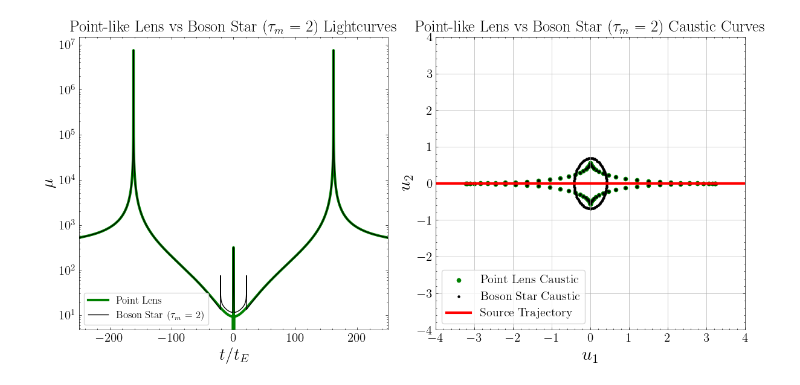
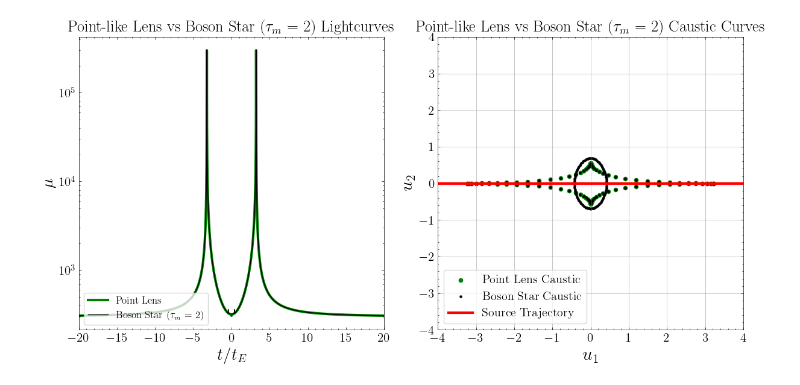
Before and after one commit to bencrossey/microcaustics_EDOs, a Jupyter notebook: edo_pl_lightcurve_comparison.ipynb, the cells around one changed output. Drawn from its saved outputs; the diff is of its cells as text; code cells hidden in the pictures.

Commit message:
corrected lightcurve calculator to find all images between caustics and therefore correctly calculate inter-caustic magnification

```diff
--- a/edo_pl_lightcurve_comparison.ipynb
+++ b/edo_pl_lightcurve_comparison.ipynb
@@ -136,7 +136,7 @@ def lens_to_source_mapping(m_func,tau,phi,mu_r=mu_r, mu_t=mu_t):
 # Function to compute critical curves for a given mass profile and phi - get caustics from lens to source mapping
 def compute_critical_curves(m_func, m_prime_func, phi, tau_values_=tau_values_CC,mu_r=mu_r, mu_t=mu_t):
 
-    m_vals = np.array([m_func(tau) for tau in tau_values_])
+    m_vals = np.array([float(m_func(tau)) for tau in tau_values_])
     m_prime_vals = np.array([m_prime_func(tau) for tau in tau_values_])
 
     im_vals = inverse_magnification_vec(m_vals, m_prime_vals, tau_values_, phi, mu_r, mu_t)
@@ -269,12 +241,15 @@ def lightcurve(m_func, m_prime_func, timestamps_=timestamps, tau_values_=tau_val
 # Precompute boson star mass profile and its derivative
 boson_mass_prof = m_boson(data, tau_m_val)
 boson_mass_deriv = m_prime_boson(data, tau_m_val)
+# %%
+tau_C = find_tau_C(boson_mass_prof, tau_values, mu_r)
+tau_star = find_tau_star(boson_mass_prof, tau_values, mu_t)
 # %%
 # Boson Star Lightcurve
-lightcurve_bs, u1_traj, u2_traj = lightcurve(boson_mass_prof, boson_mass_deriv)
+lightcurve_bs, u1_traj, u2_traj = lightcurve(boson_mass_prof, boson_mass_deriv, tau_C, tau_star)
 # %%
 #Point-like Lens Lightcurve
-lightcurve_pl, _, _ = lightcurve(m_pl, m_prime_pl)
+lightcurve_pl, _, _ = lightcurve(m_pl, m_prime_pl, tau_C, tau_star)
 # %%
 #Boson Star Caustic curve
 
@@ -311,35 +286,36 @@ for roots, phi in critical_curve_results_pl:
 # %%
 #Plot the lightcurve and caustic curve with crossing
 
 fig, (ax1, ax2) = plt.subplots(1, 2, figsize=(12, 6))
 
 ax1.plot(timestamps, lightcurve_pl, color='green', label='Point Lens', linewidth = 3)
 ax1.plot(timestamps, lightcurve_bs, color='black', label=r'Boson Star ($\tau_m$ = ' + f'{tau_m_val})')
 ax1.set_xlabel(r'$t/t_E$', fontsize=20)
-ax1.set_xlim(-250, 250)
+ax1.set_xlim(-20,20)
+# ax1.set_ylim(100, 1e3)
 ax1.set_ylabel(r'$\mu$', fontsize=20)
 ax1.set_yscale('log')
 ax1.tick_params(axis='both', labelsize=15)
 ax1.legend(loc='lower left', fontsize='large', frameon=True)
 ax1.set_title(r'Point-like Lens vs Boson Star ($\tau_m$ = ' + f'{tau_m_val}) Lightcurves', fontsize=19)
 
 ax2.scatter(caustic_u1_pl, caustic_u2_pl, color='green', s=20, label='Point Lens Caustic')
 ax2.scatter(caustic_u1_bs, caustic_u2_bs, color='black', s=5, label='Boson Star Caustic')
 ax2.plot(u1_traj, u2_traj, color='red', linewidth=3, label="Source Trajectory")
 ax2.legend(loc='lower left', fontsize='x-large', frameon=True)
 ax2.set_xlabel(r"$u_1$", fontsize=22)
 ax2.set_ylabel(r"$u_2$", fontsize=22)
 ax2.tick_params(axis='both', labelsize=15)
 ax2.set_title(r"Point-like Lens vs Boson Star ($\tau_m$ = " + f'{tau_m_val}) Caustic Curves', fontsize=19)
 ax2.set_xlim(-4, 4)
 ax2.set_ylim(-4,4)
 ax2.grid(True)
 
 plt.tight_layout()
-
-plt.savefig('/home/bcrossey/Documents/Microlensing/Code/Microcaustics_EDOs/figures/bs_tau_m_2_tE_50_comparison.png', dpi=300, format='png')
+#save figure:
+plt.savefig('/home/bcrossey/Documents/Microlensing/Code/Microcaustics_EDOs/figures/bs_tau_m_2_pl_comparison.png', dpi=300, format='png')
 # %% [output]
-[figure, old version]
+[figure, new version]
 # %%
 # # Save timestamps and lightcurve_bs to a CSV file
 # df_lightcurve_bs = pd.DataFrame({'timestamps': timestamps, 'magnifications': lightcurve_bs})
```
Also changed, not shown: parts of 8 cells of this notebook, 3 other files.
